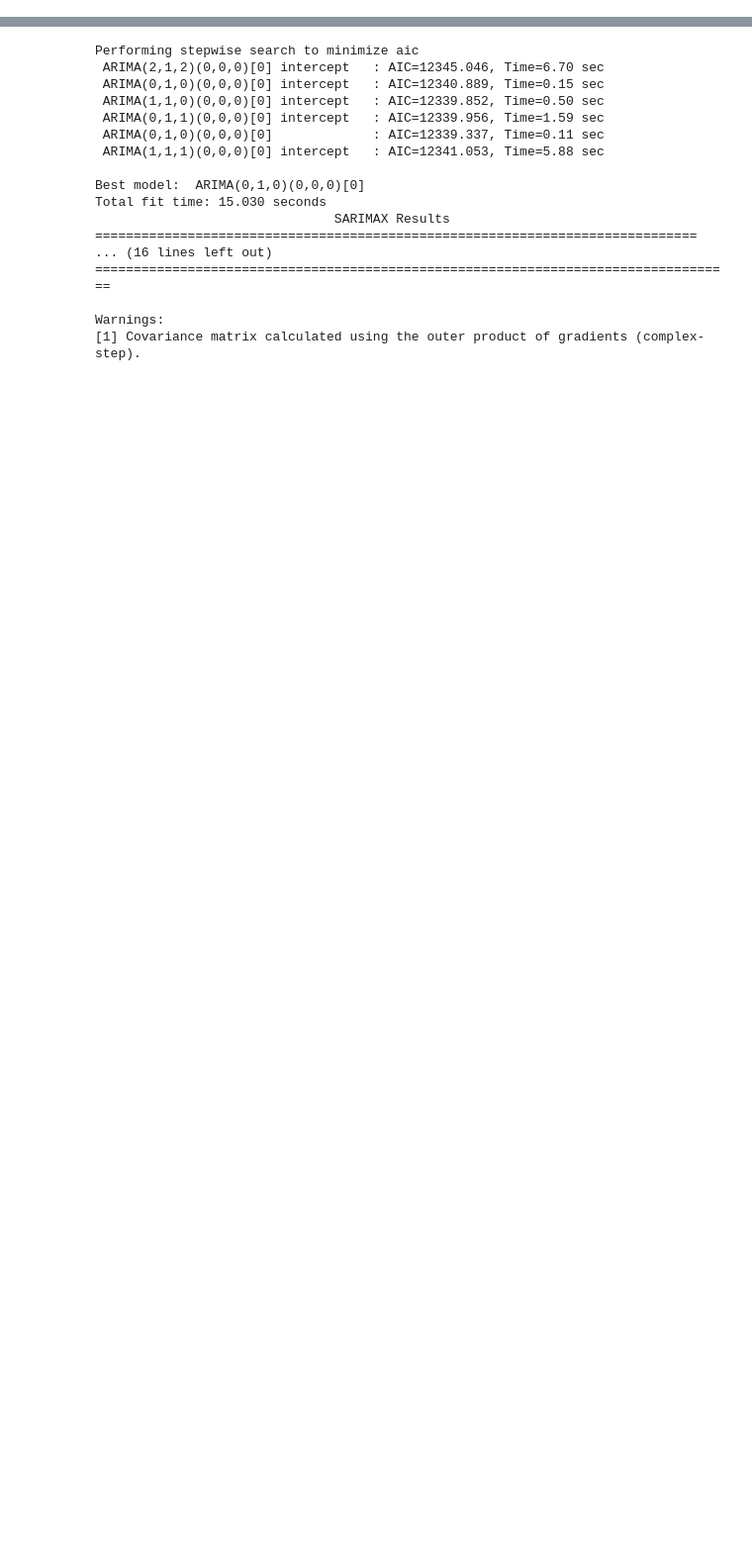
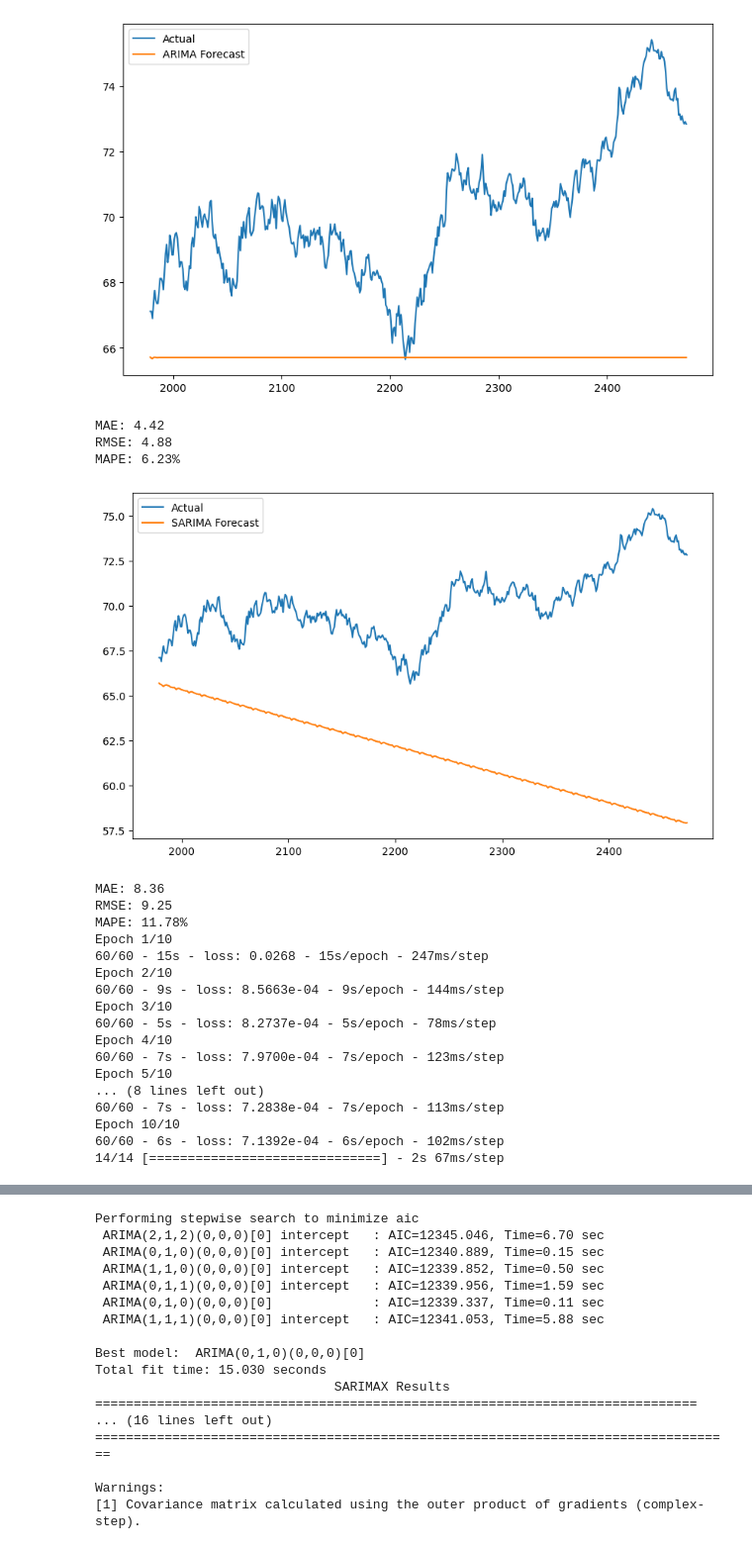
Before and after one commit to dani6566/PredictivePortfolio, a Jupyter notebook: Notebooks/Model.ipynb, the cells around one changed output, grey strips where cells are left out. Shown: that part at 99% size. Cells and saved outputs as stored; diff of their text form; code cells hidden in the pictures; blank space fills up the shorter version.

```diff
--- a/Notebooks/Model.ipynb
+++ b/Notebooks/Model.ipynb
@@ -42,39 +66,0 @@ plt.show()
-# %%
-from keras.models import Sequential
-from keras.layers import LSTM, Dense
-from sklearn.preprocessing import MinMaxScaler
-
-# Scale data
-scaler = MinMaxScaler(feature_range=(0, 1))
-train_scaled = scaler.fit_transform(np.array(train).reshape(-1, 1))
-test_scaled = scaler.transform(np.array(test).reshape(-1, 1))
-
-# Prepare data for LSTM
-def create_sequences(data, seq_length=60):
-    X, y = [], []
-    for i in range(len(data) - seq_length):
-        X.append(data[i:i+seq_length, 0])
-        y.append(data[i+seq_length, 0])
-    return np.array(X), np.array(y)
-
-X_train, y_train = create_sequences(train_scaled)
-
-# Define LSTM model
-model = Sequential()
-model.add(LSTM(50, return_sequences=True, input_shape=(X_train.shape[1], 1)))
-model.add(LSTM(50))
-model.add(Dense(1))
-model.compile(optimizer='adam', loss='mean_squared_error')
-
-# Train model
-model.fit(X_train, y_train, epochs=10, batch_size=32)
-
-# Forecast
-X_test, _ = create_sequences(test_scaled)
-lstm_forecast = model.predict(X_test)
-lstm_forecast = scaler.inverse_transform(lstm_forecast)
-
-plt.plot(test.iloc[60:], label="Actual")
-plt.plot(test.index[60:], lstm_forecast, label="LSTM Forecast")
-plt.legend()
-plt.show()
@@ -103,0 +67,29 @@ Epoch 10/10
+# %%
+from model import arima,sarima,lstm
+
+arima(train_BNB, test_BNB)
+sarima(train_BNB, test_BNB)
+lstm(train_BNB, test_BNB)
+# %% [output]
+[figure, added]
+MAE: 4.42
+RMSE: 4.88
+MAPE: 6.23%
+[figure, added]
+MAE: 8.36
+RMSE: 9.25
+MAPE: 11.78%
+Epoch 1/10
+60/60 - 15s - loss: 0.0268 - 15s/epoch - 247ms/step
+Epoch 2/10
+60/60 - 9s - loss: 8.5663e-04 - 9s/epoch - 144ms/step
+Epoch 3/10
+60/60 - 5s - loss: 8.2737e-04 - 5s/epoch - 78ms/step
+Epoch 4/10
+60/60 - 7s - loss: 7.9700e-04 - 7s/epoch - 123ms/step
+Epoch 5/10
+... (8 lines left out)
+60/60 - 7s - loss: 7.2838e-04 - 7s/epoch - 113ms/step
+Epoch 10/10
+60/60 - 6s - loss: 7.1392e-04 - 6s/epoch - 102ms/step
+14/14 [==============================] - 2s 67ms/step
```
Also changed, not shown: parts of 18 cells of this notebook.
